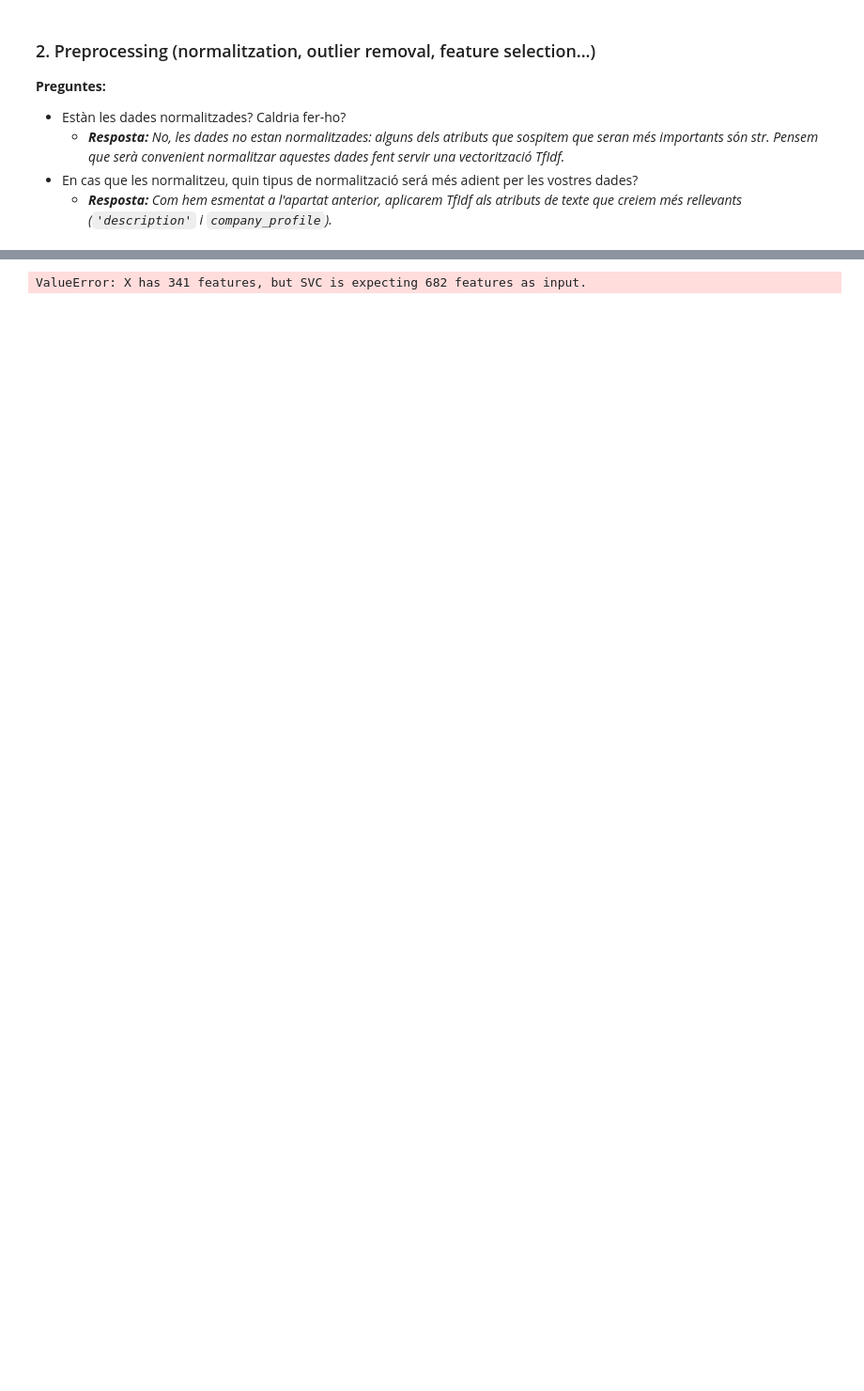
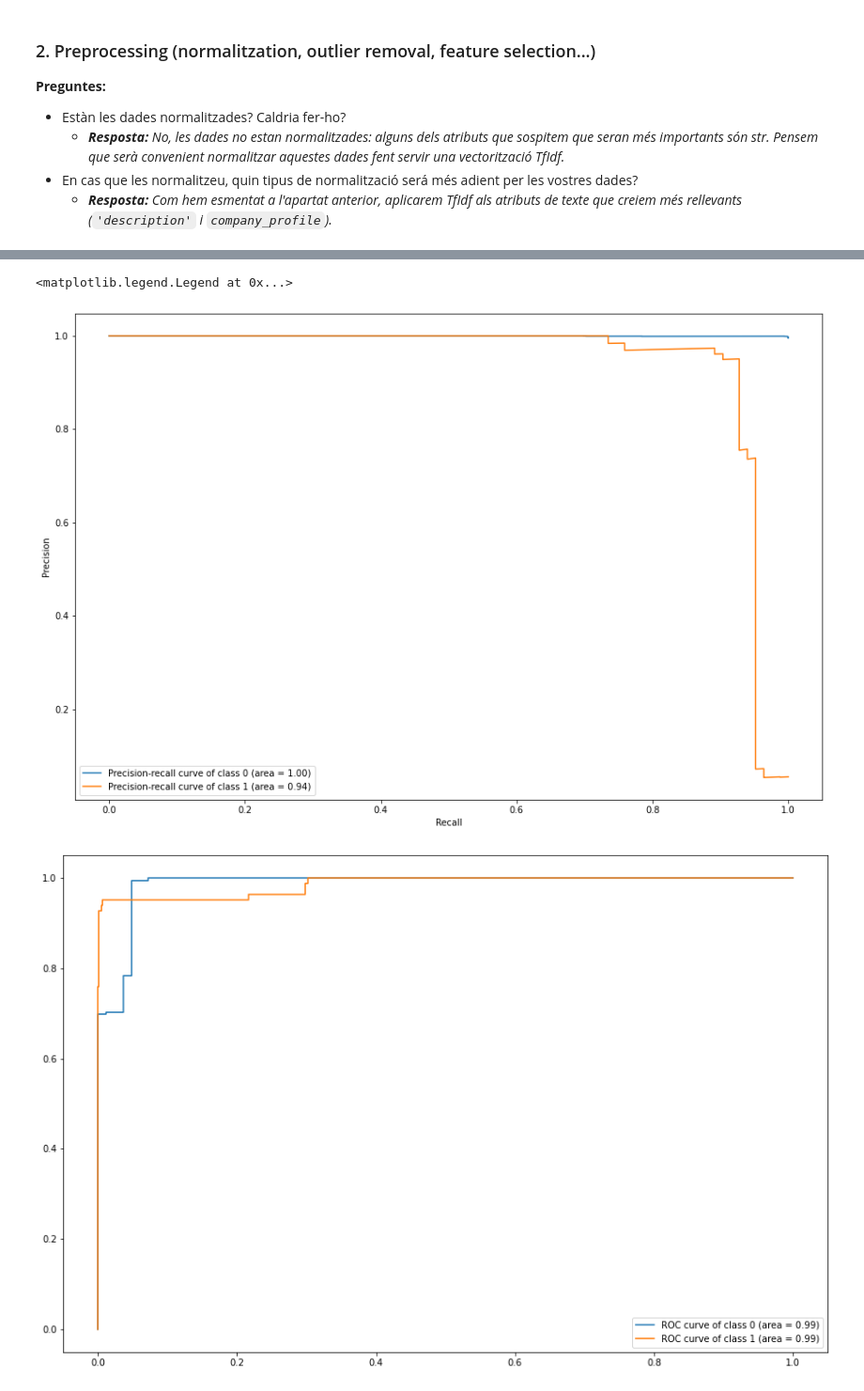
Before and after one commit to guillermoraya/RealVsFalseJob-Analysis-, a Jupyter notebook: RvFJ Analysis.ipynb, the cells around one changed output, grey strips where cells are left out. Shown: that part at 94% size. Saved outputs shown, nothing was run; the diff lists cells and outputs as text; code cells hidden in the pictures; blank space fills up the shorter version.

```diff
--- a/RvFJ Analysis.ipynb
+++ b/RvFJ Analysis.ipynb
@@ -257,0 +231,6 @@ Percentage of correct classification of  perceptron model,  training with 66% of
+# %%
+#SVM model (linear kernel)
+from sklearn import svm
+svc_linear = svm.SVC(C=10.0, kernel='linear', probability=True).fit(X_train_vct_descAndComProf, flat_y_train)
+#SVCscore_linear_descAndCompProf=svc_linear.score(X_test_vct_descAndComProf, flat_y_test)
+#print ("Percentage of correct classification of  SVM model (linear kernel),  training with 66% of the data: ",SVCscore_linear_descAndCompProf*100,"%")
@@ -258,7 +252,7 @@ Percentage of correct classification of  perceptron model,  training with 66% of
 # %%
 from sklearn.metrics import f1_score, precision_recall_curve, average_precision_score, roc_curve, auc
 
-probs = svc.predict_proba(X_test_vct_desc)
+probs = svc_linear.predict_proba(X_test_vct_descAndComProf)
 n_classes=2
 
 # Compute Precision-Recall and plot curve for SVC model
@@ -267,31 +261,33 @@ recall = {}
 average_precision = {}
 plt.figure(figsize=(15,10))
 
 for i in range(n_classes):
     precision[i], recall[i], _ = precision_recall_curve(flat_y_test == i, probs[:, i])
     average_precision[i] = average_precision_score(flat_y_test == i, probs[:, i])
 
     plt.plot(recall[i], precision[i],
     label='Precision-recall curve of class {0} (area = {1:0.2f})'
                            ''.format(i, average_precision[i]))
     plt.xlabel('Recall')
     plt.ylabel('Precision')
     plt.legend(loc="lower left")
 
 
 # Compute ROC curve and ROC area for each class
 fpr = {}
 tpr = {}
 roc_auc = {}
 for i in range(n_classes):
     fpr[i], tpr[i], _ = roc_curve(flat_y_test == i, probs[:, i])
     roc_auc[i] = auc(fpr[i], tpr[i])
 
 # Compute micro-average ROC curve and ROC area
 # Plot ROC curve
 plt.figure(figsize=(15,10))
 for i in range(n_classes):
     plt.plot(fpr[i], tpr[i], label='ROC curve of class {0} (area = {1:0.2f})' ''.format(i, roc_auc[i]))
 plt.legend()
 # %% [output]
-ValueError: X has 341 features, but SVC is expecting 682 features as input.
+<matplotlib.legend.Legend at 0x...>
+[figure, added]
+[figure, added]
```
Also changed, not shown: parts of 16 cells of this notebook.
